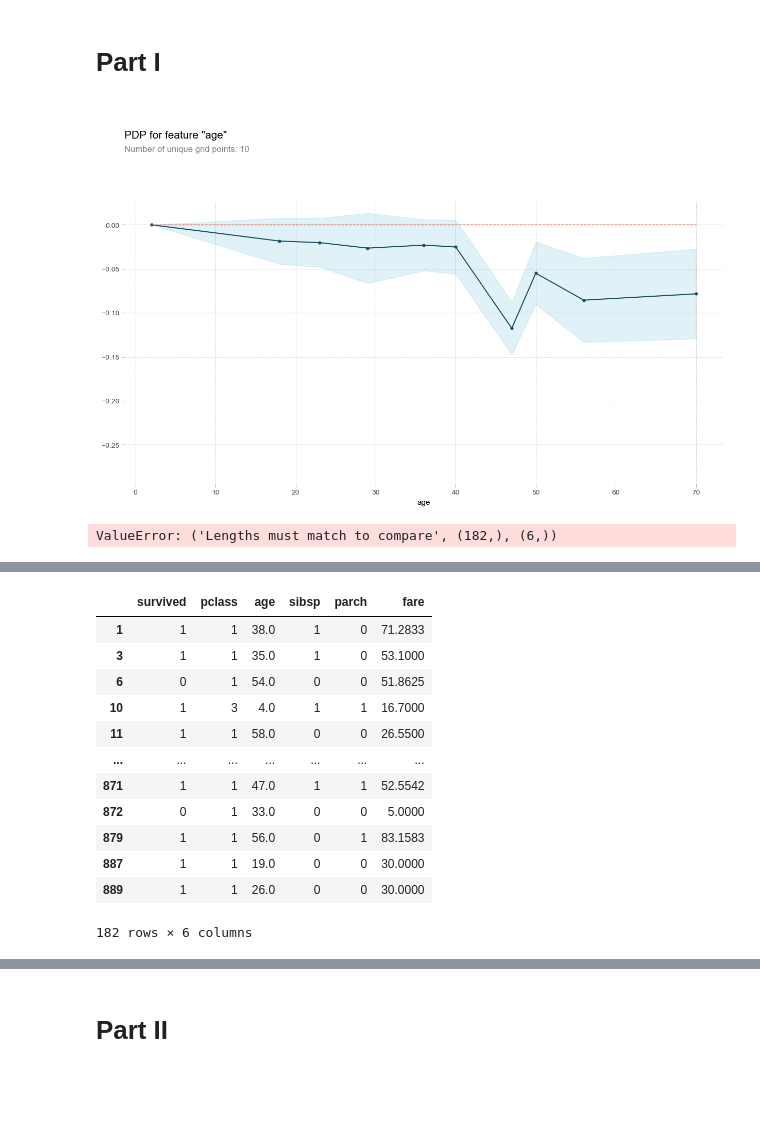
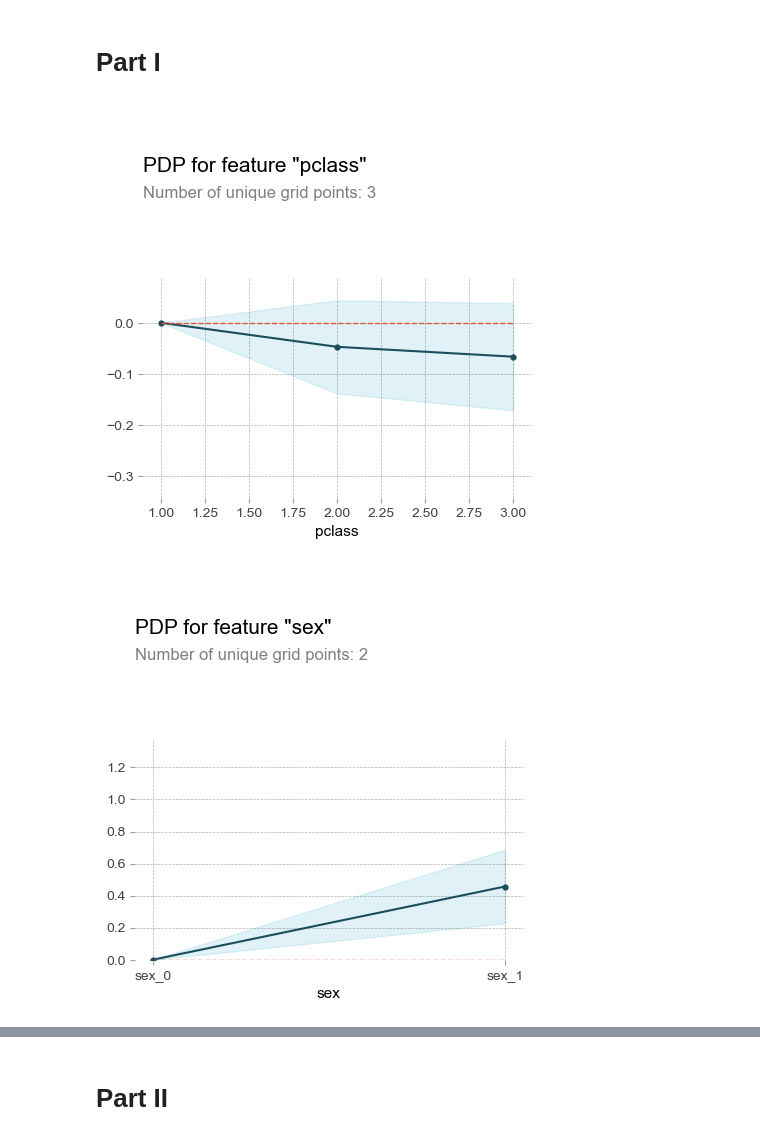
Before and after one commit to mathisloevenich/AML, a Jupyter notebook: Ex9.PDP.and.ICE.ipynb, the cells around one changed output, grey strips where cells are left out. Cells and saved outputs as stored; diff of their text form; code cells hidden in the pictures; blank space fills up the shorter version.

```diff
--- a/Ex9.PDP.and.ICE.ipynb
+++ b/Ex9.PDP.and.ICE.ipynb
@@ -248,28 +249,28 @@ PartialDependenceDisplay.from_estimator(clf, x, features, kind='both')
 # Part I
 # %%
 # 4. download an interesting data set from Kaggle and do the preprocessing.
-titanic = sns.load_dataset("titanic")
+titanic = sns.load_dataset("titanic").dropna()
+
+# encode categorical features into numeric
+titanic['sex'] = titanic['sex'].map( {'female': 1, 'male': 0} ).astype(int)
 # %%
 # 5. change the classifier according to the data set. The more blackbox the better.
 
-titanic = titanic.dropna()
 y = titanic["survived"]
 
 feature_names = [i for i in titanic.columns if titanic[i].dtype in [np.int64, np.float64]]
+feature_names.remove("survived")
 
 x = titanic[feature_names]
 # %%
 train_x, val_x, train_y, val_y = train_test_split(x, y, random_state=1)
 rf_model = RandomForestClassifier(random_state=0).fit(train_x, train_y)
-
-pdp_dist = pdp.pdp_isolate(model=rf_model, dataset=val_x, model_features=feature_names, feature="age")
-pdp.pdp_plot(pdp_dist, "age")
-plt.show()b
-# %% [output]
-[figure, removed]
 # %%
 # 6. use PDP to identify the most relevant features explaining the target response of the data set.
-fig, axes, summary_df = info_plots.target_plot(x, feature=['survived'], feature_name='survived', target=y)
-plt.show()
+for feature in feature_names:
+    pdp_dist = pdp.pdp_isolate(model=rf_model, dataset=val_x, model_features=feature_names, feature=feature)
+    fig, axes = pdp.pdp_plot(pdp_dist, feature, figsize=(5,5))
+    plt.show()
 # %% [output]
-ValueError: ('Lengths must match to compare', (182,), (6,))
+[figure, added]
+[figure, added]
@@ -276,16 +280,0 @@ ValueError: ('Lengths must match to compare', (182,), (6,))
-# %%
-x
-# %% [output]
-|  | survived | pclass | age | sibsp | parch | fare |
-| 1 | 1 | 1 | 38.0 | 1 | 0 | 71.2833 |
-| 3 | 1 | 1 | 35.0 | 1 | 0 | 53.1000 |
-| 6 | 0 | 1 | 54.0 | 0 | 0 | 51.8625 |
-| 10 | 1 | 3 | 4.0 | 1 | 1 | 16.7000 |
-| 11 | 1 | 1 | 58.0 | 0 | 0 | 26.5500 |
-| ... | ... | ... | ... | ... | ... | ... |
-| 871 | 1 | 1 | 47.0 | 1 | 1 | 52.5542 |
-| 872 | 0 | 1 | 33.0 | 0 | 0 | 5.0000 |
-| 879 | 1 | 1 | 56.0 | 0 | 1 | 83.1583 |
-| 887 | 1 | 1 | 19.0 | 0 | 0 | 30.0000 |
-| 889 | 1 | 1 | 26.0 | 0 | 0 | 30.0000 |
-182 rows × 6 columns
```
Also changed, not shown: parts of 13 cells of this notebook.
